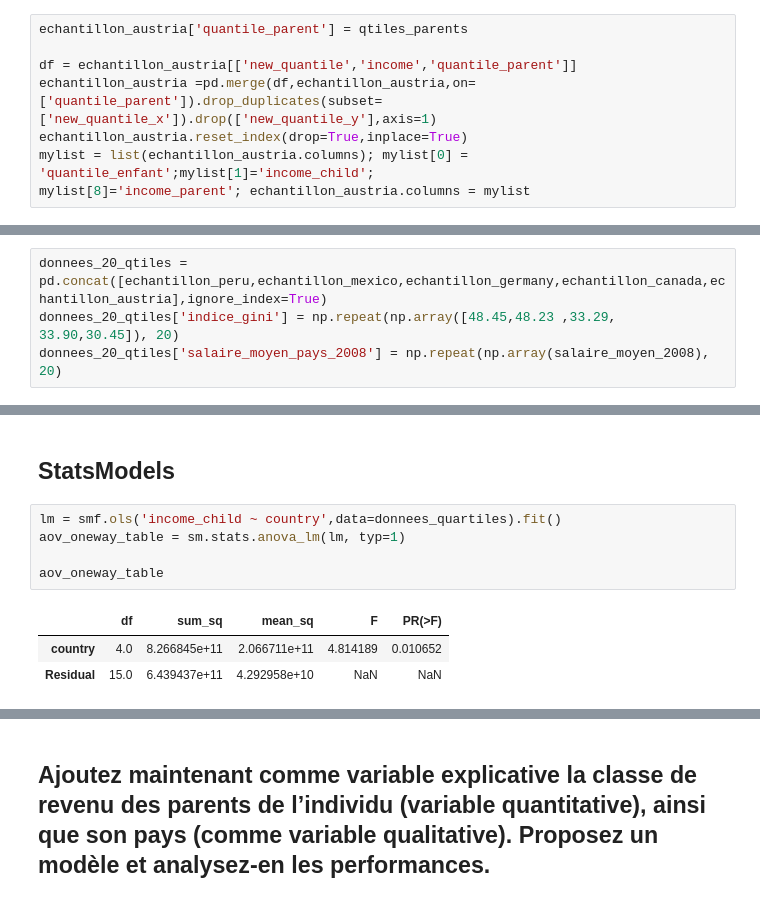
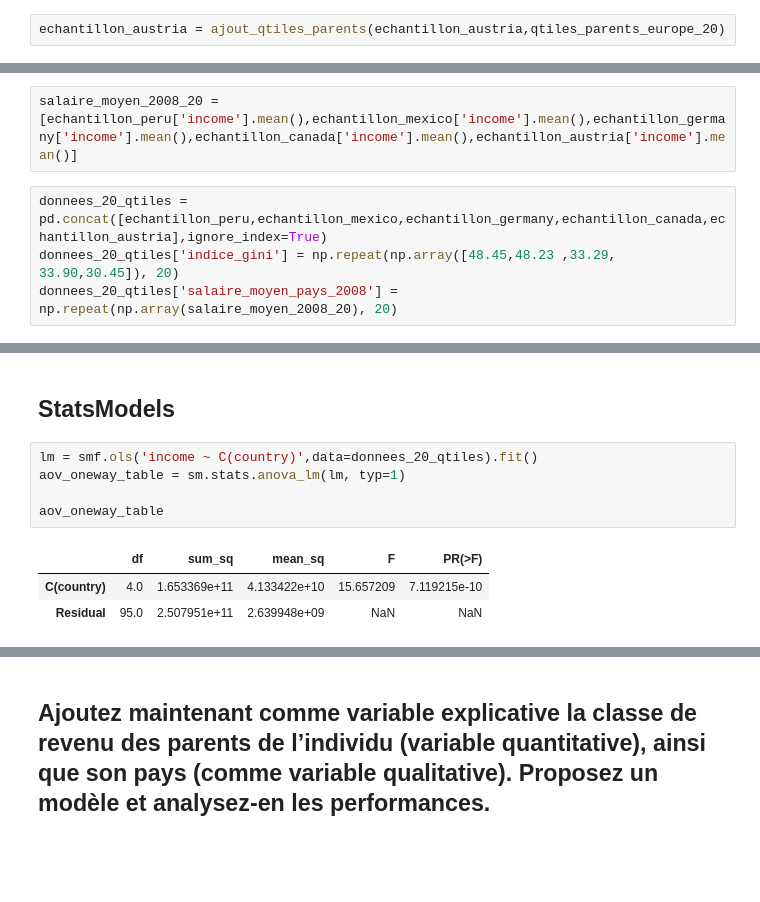
Before and after one commit to Silvock/project_7_income_predict, a Jupyter notebook: notebook/Exercice.ipynb, the cells around one changed output, grey strips where cells are left out. Saved outputs shown, nothing was run; the diff lists cells and outputs as text; blank space fills up the shorter version.

```diff
--- a/notebook/Exercice.ipynb
+++ b/notebook/Exercice.ipynb
@@ -925,13 +887,7 @@ mylist[8]='income_parent'; echantillon_germany.columns = mylist
 # %% [markdown]
 ##### Ajout quantiles parent et income parent à ech aut
-# %%
-echantillon_austria['quantile_parent'] = qtiles_parents
-
-df = echantillon_austria[['new_quantile','income','quantile_parent']]
-echantillon_austria =pd.merge(df,echantillon_austria,on=['quantile_parent']).drop_duplicates(subset=['new_quantile_x']).drop(['new_quantile_y'],axis=1)
-echantillon_austria.reset_index(drop=True,inplace=True)
-mylist = list(echantillon_austria.columns); mylist[0] = 'quantile_enfant';mylist[1]='income_child';
-mylist[8]='income_parent'; echantillon_austria.columns = mylist
+# %%
+echantillon_austria = ajout_qtiles_parents(echantillon_austria,qtiles_parents_europe_20)
 # %% [markdown]
 ## Pour chaque individu de la Word Income Distribution, associez les quartiles enfants / parents qui conviennent.
 # %% [markdown]
@@ -1112,7 +981,9 @@ salaire_moyen_2008 = [ech_quart_peru['income_child'].mean(),ech_quart_mexico['in
+# %%
+salaire_moyen_2008_20 = [echantillon_peru['income'].mean(),echantillon_mexico['income'].mean(),echantillon_germany['income'].mean(),echantillon_canada['income'].mean(),echantillon_austria['income'].mean()]
 # %%
 donnees_20_qtiles = pd.concat([echantillon_peru,echantillon_mexico,echantillon_germany,echantillon_canada,echantillon_austria],ignore_index=True)
 donnees_20_qtiles['indice_gini'] = np.repeat(np.array([48.45,48.23 ,33.29, 33.90,30.45]), 20)
-donnees_20_qtiles['salaire_moyen_pays_2008'] = np.repeat(np.array(salaire_moyen_2008), 20)
+donnees_20_qtiles['salaire_moyen_pays_2008'] = np.repeat(np.array(salaire_moyen_2008_20), 20)
 # %%
 donnees_20_qtiles
 # %% [output]
@@ -1205,14 +1078,14 @@ F(Fisher) test :  L'hypothèse que les moyennes de différents ensembles de donn
 # %% [markdown]
 ## StatsModels
 # %%
-lm = smf.ols('income_child ~ country',data=donnees_quartiles).fit()
+lm = smf.ols('income ~ C(country)',data=donnees_20_qtiles).fit()
 aov_oneway_table = sm.stats.anova_lm(lm, typ=1)
 
 aov_oneway_table
 # %% [output]
 |  | df | sum_sq | mean_sq | F | PR(>F) |
-| country | 4.0 | 8.266845e+11 | 2.066711e+11 | 4.814189 | 0.010652 |
-| Residual | 15.0 | 6.439437e+11 | 4.292958e+10 | NaN | NaN |
+| C(country) | 4.0 | 1.653369e+11 | 4.133422e+10 | 15.657209 | 7.119215e-10 |
+| Residual | 95.0 | 2.507951e+11 | 2.639948e+09 | NaN | NaN |
 # %%
 add_eta_squared(aov_oneway_table)
 add_omega_squared(aov_oneway_table)
```
Also changed, not shown: parts of 113 cells of this notebook.
